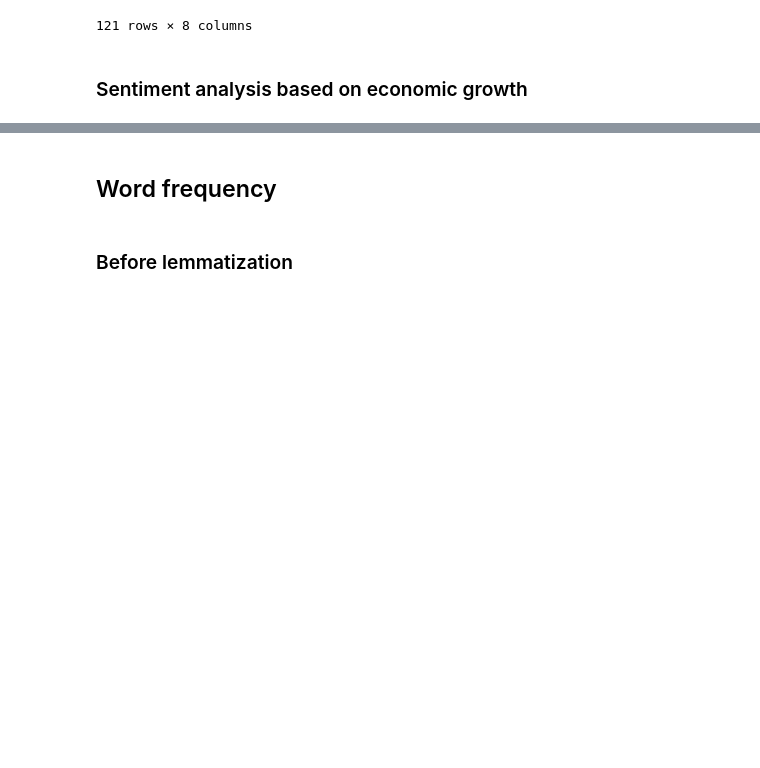
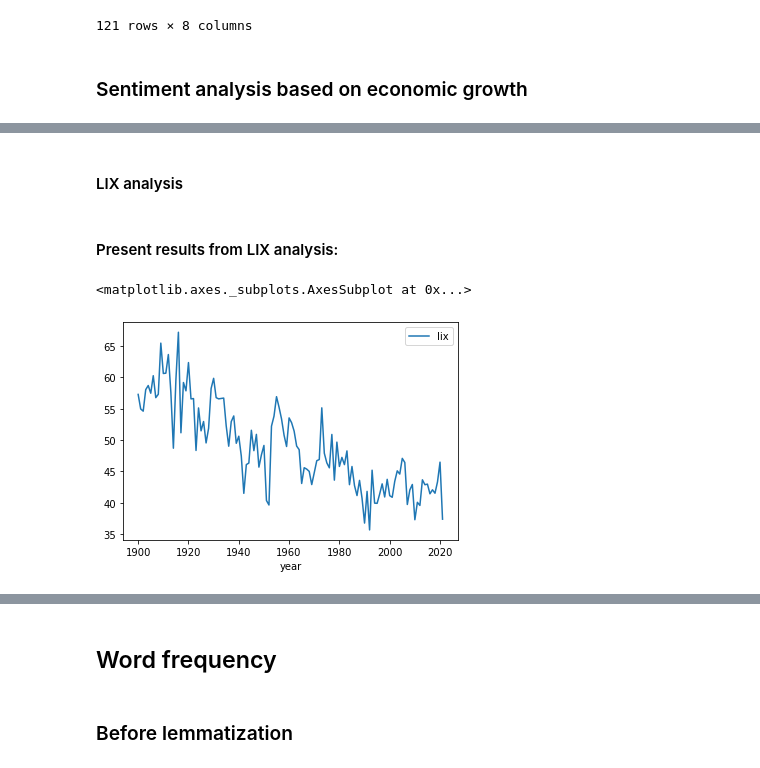
Before and after one commit to razz7/Python_exam, a Jupyter notebook: notebooks/Part 3 - Analyze and present.ipynb, the cells around one changed output, grey strips where cells are left out. Saved outputs shown, nothing was run; the diff lists cells and outputs as text; code cells hidden in the pictures; blank space fills up the shorter version.

Commit message:
Text sentiment and LIX analysis added

```diff
--- a/notebooks/Part 3 - Analyze and present.ipynb
+++ b/notebooks/Part 3 - Analyze and present.ipynb
@@ -62,0 +265,51 @@ financial_growth = [1926, 1927, 1928, 1992, 1993, 1994, 2005, 2006, 2007]
+# %% [markdown]
+#### LIX analysis
+# %%
+# Copy main dataframe (first clean - we don't want lemmatization here!):
+df_lix = df_first_clean.copy()
+df_lix = df_lix.drop(columns = ['speech', 'first_clean_tokenized'])
+
+
+# WORD COUNT:
+# Method to calculate total words in each speach:
+def word_count(speech):
+    return sum(1 for word in speech.split(' '))
+
+# Get total words in each speech and add result to DataFrame:
+df_lix['word_count'] = df_lix.first_clean.apply(word_count)
+
+
+# COUNT OF PERIODS:
+# Method to calculate total number of periods (period or colon) in each speach:
+def period_count(speech):
+    result = speech.count('.') + speech.count(':')
+    return result
+
+# Get total number of periods in each speech and add result to DataFrame:
+df_lix['period_count'] = df_lix.first_clean.apply(period_count)
+
+
+# COUNT OF LONG WORDS:
+# Method to long words (< 6 characters) in each speach:
+def long_word_count(speech):
+    count = 0
+    for word in speech.split(' '):
+        if len(word) > 6:
+            count += 1
+    return count
+
+# Get total number of long words in each speech and add result to DataFrame:
+df_lix['long_words_count'] = df_lix.first_clean.apply(long_word_count)
+
+
+# CALCULATE LIX:
+# Calculates LIX for each speech and adds result to DataFrame:
+df_lix['lix'] = (df_lix.word_count/df_lix.period_count) + ((df_lix.long_words_count*100) / df_lix.word_count)
+# %% [markdown]
+#### Present results from LIX analysis:
+# %%
+# Development in LIX over the years for all speeches:
+df_lix.plot(x = 'year', y = 'lix')
+# %% [output]
+<matplotlib.axes._subplots.AxesSubplot at 0x...>
+[figure, added]
```
Also changed, not shown: parts of 20 cells of this notebook, 1 other file.
